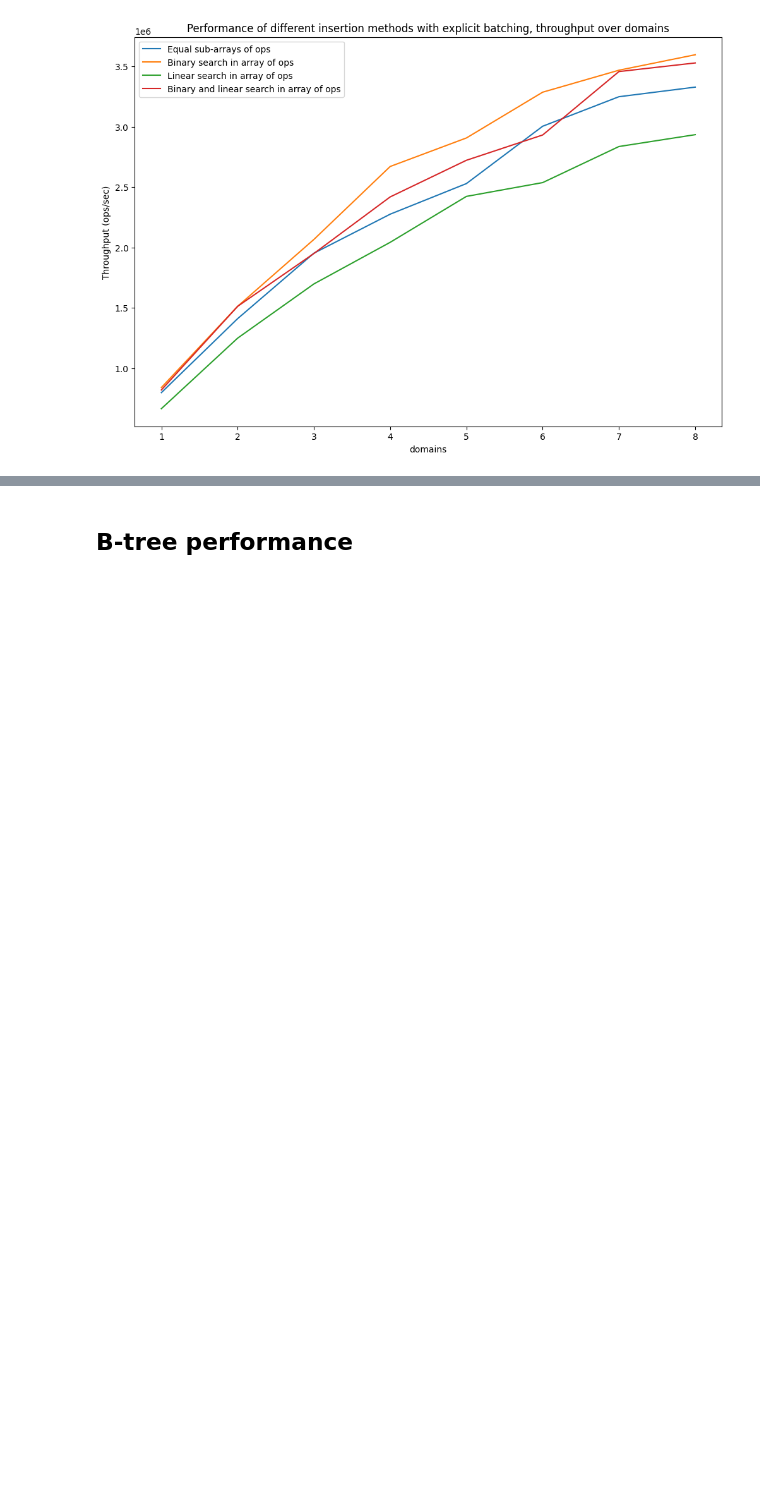
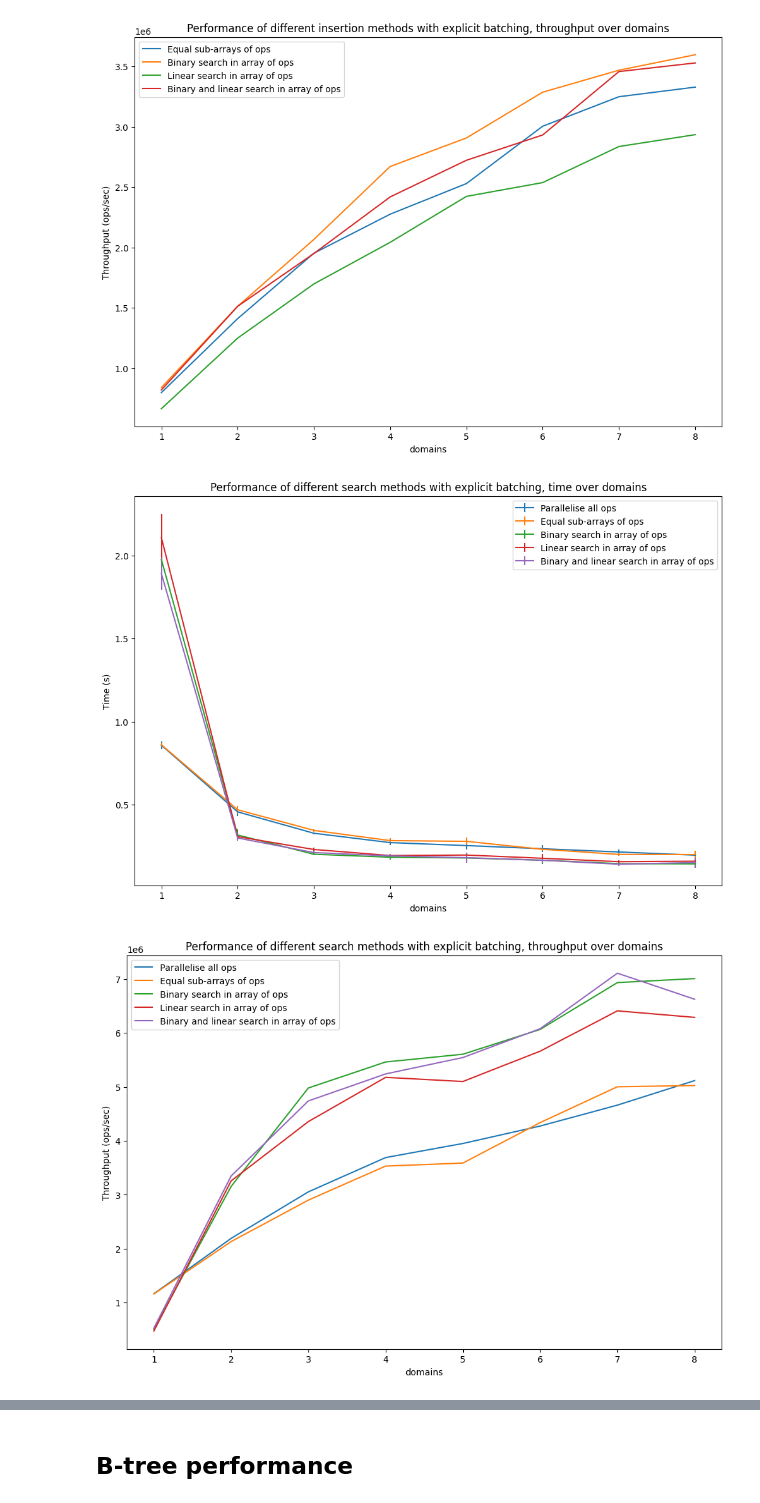
Before and after one commit to verse-lab/obatcher_ds, a Jupyter notebook: benchmark/new-trees.ipynb, the cells around one changed output, grey strips where cells are left out. Saved outputs shown, nothing was run; the diff lists cells and outputs as text; code cells hidden in the pictures; blank space fills up the shorter version.

```diff
--- a/benchmark/new-trees.ipynb
+++ b/benchmark/new-trees.ipynb
@@ -43,18 +43,27 @@ plot_throughput_results('domains', [insert_eq_sub_batches, insert_bin, insert_li
 [figure]
 [figure]
 # %%
-search_par_all = {"name": "avltree-explicitly-batched --search-type 0", "label": "Parallelise all ops"}
-search_eq_sub_batches = {"name": "avltree-explicitly-batched --search-type=1", "label": "Equal sub-arrays of ops"}
-search_bin = {"name": "avltree-explicitly-batched --search-type=2", "label": "Binary search in array of ops"}
-search_lin = {"name": "avltree-explicitly-batched --search-type=3", "label": "Linear search in array of ops"}
-search_bin_lin = {"name": "avltree-explicitly-batched --search-type=4", "label": "Binary and linear search in array of ops"}
+search_par_all = {"name": "avltree-explicitly-batched --search-type 0", "label": "Parallelise all ops", "title": "Parallelise all ops"}
+search_eq_sub_batches = {"name": "avltree-explicitly-batched --search-type=1", "label": "Equal sub-arrays of ops", "title": "Equal sub-arrays of ops"}
+search_bin = {"name": "avltree-explicitly-batched --search-type=2", "label": "Binary search in array of ops", "title": "Binary search in array of ops"}
+search_lin = {"name": "avltree-explicitly-batched --search-type=3", "label": "Linear search in array of ops", "title": "Linear search in array of ops"}
+search_bin_lin = {"name": "avltree-explicitly-batched --search-type=4", "label": "Binary and linear search in array of ops", "title": "Binary and linear search in array of ops"}
 
 avl_search_methods_results = build_results([search_par_all, search_eq_sub_batches, search_bin, search_lin, search_bin_lin], {
     'count': 0,
     'init_count': 2_000_000,
     'no_searches': 1_000_000,
     'no_iters':5
 })
 
 plot_results('domains', [search_par_all, search_eq_sub_batches, search_bin, search_lin, search_bin_lin], avl_search_methods_results, title="Performance of different search methods with explicit batching, time over domains")
 plot_throughput_results('domains', [search_par_all, search_eq_sub_batches, search_bin, search_lin, search_bin_lin], avl_search_methods_results, title="Performance of different search methods with explicit batching, throughput over domains")
+
+# let avltree_insert_sequential_threshold = ref 128
+# let avltree_insert_height_threshold = ref 7
+# let avltree_search_sequential_threshold = ref 1
+# let avltree_search_height_threshold = ref 0
+# let avltree_binary_search_threshold = ref 200
+# %% [output]
+[figure, added]
+[figure, added]
```
Also changed, not shown: parts of 15 cells of this notebook.
